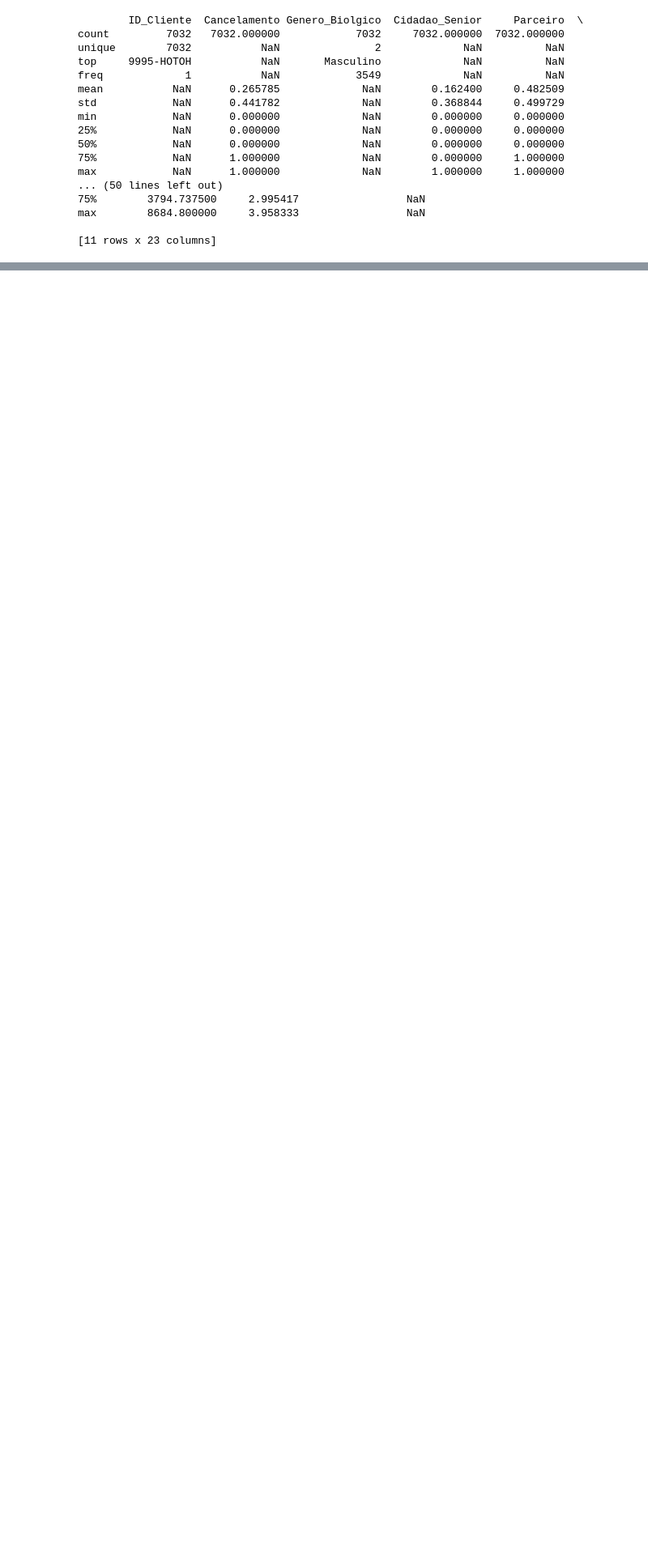
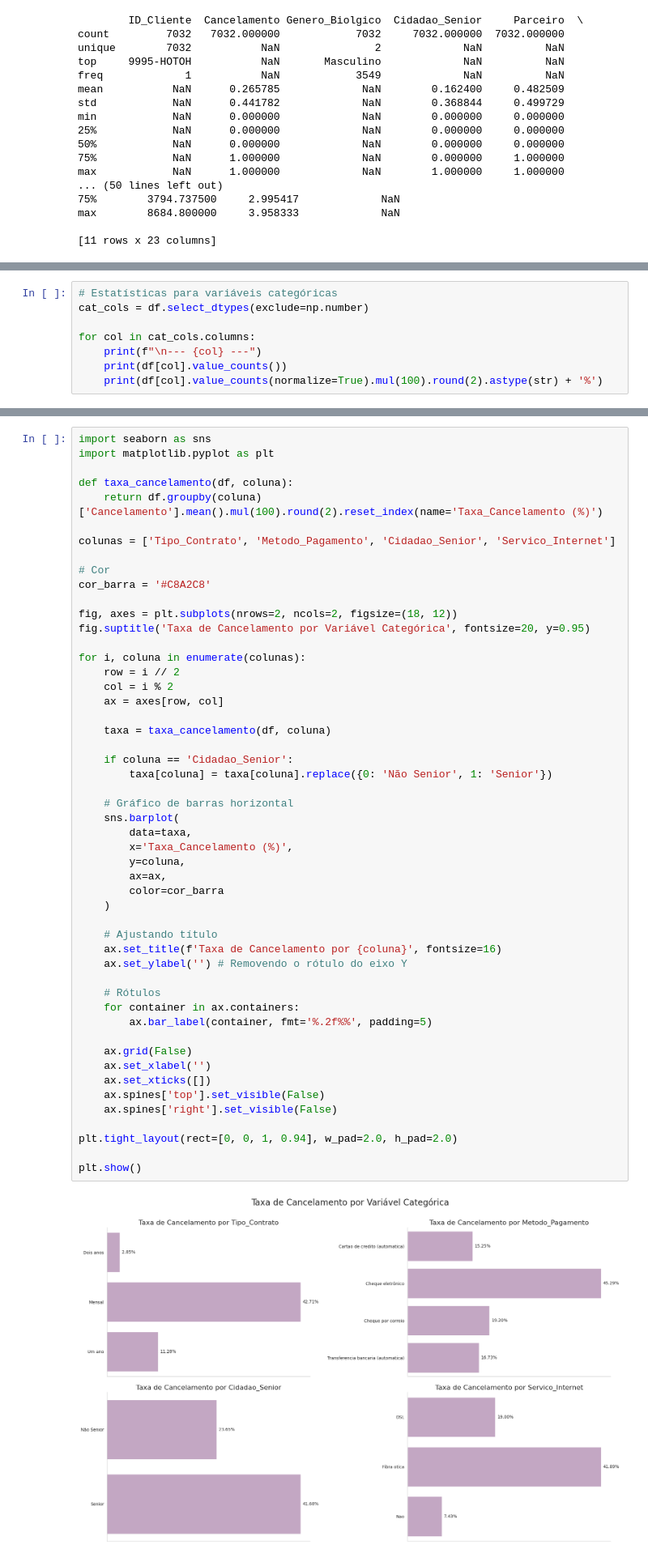
Before and after one commit to DaiMeotti/challenge-telecomx-1, a Jupyter notebook: TelecomX_1.ipynb, the cells around one changed output, grey strips where cells are left out. Shown at 81% size. Saved outputs shown, nothing was run; the diff lists cells and outputs as text; blank space fills up the shorter version.

```diff
--- a/TelecomX_1.ipynb
+++ b/TelecomX_1.ipynb
@@ -470,0 +554,8 @@ normalized_df.describe()
+# %%
+# Estatísticas para variáveis categóricas
+cat_cols = df.select_dtypes(exclude=np.number)
+
+for col in cat_cols.columns:
+    print(f"\n--- {col} ---")
+    print(df[col].value_counts())
+    print(df[col].value_counts(normalize=True).mul(100).round(2).astype(str) + '%')
@@ -470,0 +637,53 @@ normalized_df.describe()
+# %%
+import seaborn as sns
+import matplotlib.pyplot as plt
+
+def taxa_cancelamento(df, coluna):
+    return df.groupby(coluna)['Cancelamento'].mean().mul(100).round(2).reset_index(name='Taxa_Cancelamento (%)')
+
+colunas = ['Tipo_Contrato', 'Metodo_Pagamento', 'Cidadao_Senior', 'Servico_Internet']
+
+# Cor
+cor_barra = '#C8A2C8'
+
+fig, axes = plt.subplots(nrows=2, ncols=2, figsize=(18, 12))
+fig.suptitle('Taxa de Cancelamento por Variável Categórica', fontsize=20, y=0.95)
+
+for i, coluna in enumerate(colunas):
+    row = i // 2
+    col = i % 2
+    ax = axes[row, col]
+
+    taxa = taxa_cancelamento(df, coluna)
+
+    if coluna == 'Cidadao_Senior':
+        taxa[coluna] = taxa[coluna].replace({0: 'Não Senior', 1: 'Senior'})
+
+    # Gráfico de barras horizontal
+    sns.barplot(
+        data=taxa,
+        x='Taxa_Cancelamento (%)',
+        y=coluna,
+        ax=ax,
+        color=cor_barra
+    )
+
+    # Ajustando título
+    ax.set_title(f'Taxa de Cancelamento por {coluna}', fontsize=16)
+    ax.set_ylabel('') # Removendo o rótulo do eixo Y
+
+    # Rótulos
+    for container in ax.containers:
+        ax.bar_label(container, fmt='%.2f%%', padding=5)
+
+    ax.grid(False)
+    ax.set_xlabel('')
+    ax.set_xticks([])
+    ax.spines['top'].set_visible(False)
+    ax.spines['right'].set_visible(False)
+
+plt.tight_layout(rect=[0, 0, 1, 0.94], w_pad=2.0, h_pad=2.0)
+
+plt.show()
+# %% [output]
+[figure, added]
```
Also changed, not shown: parts of 34 cells of this notebook.
